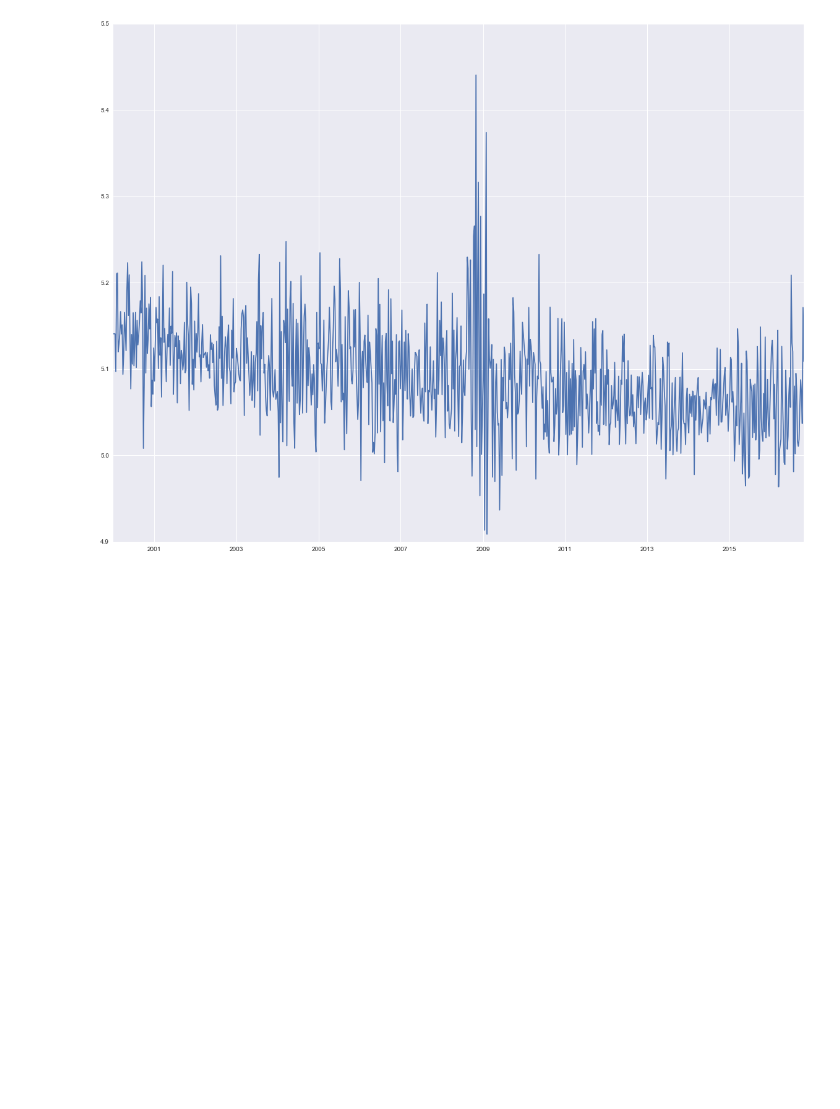
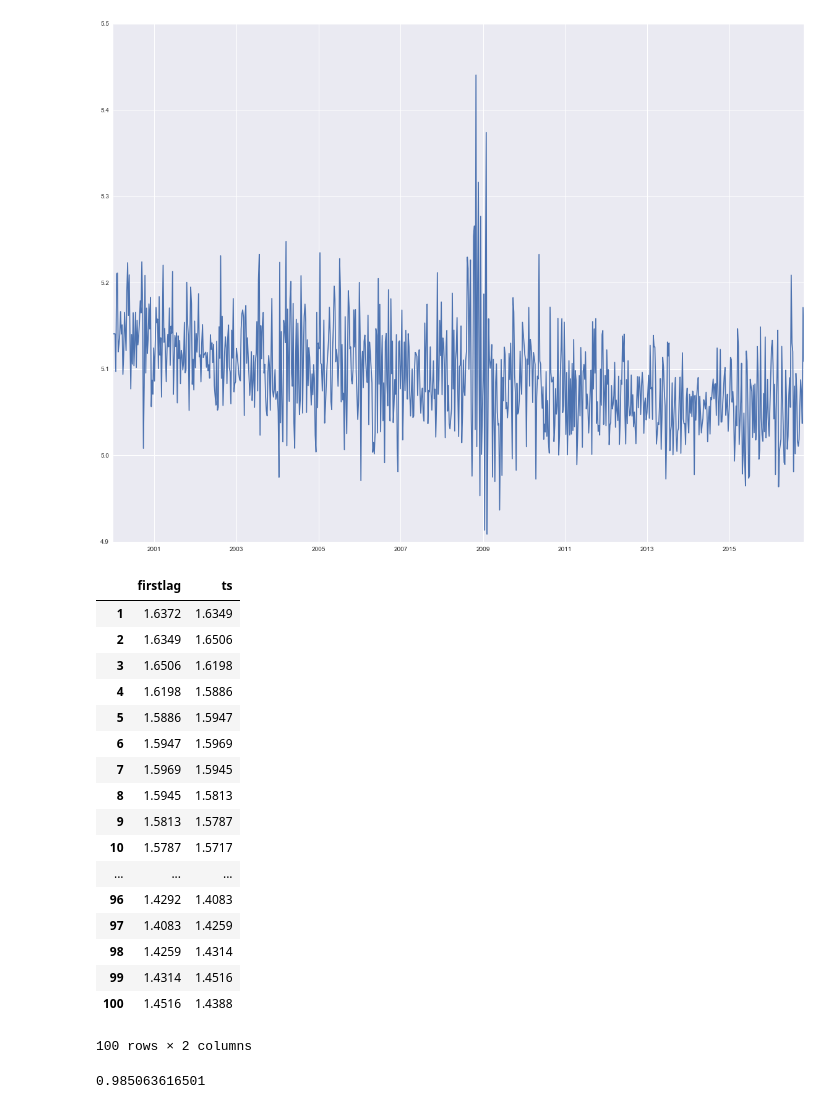
Before and after one commit to nikhilaravi/exchangerate, a Jupyter notebook: baseline_model/baseline_model.ipynb, the cells around one changed output. Cells and saved outputs as stored; diff of their text form; code cells hidden in the pictures; blank space fills up the shorter version.

```diff
--- a/baseline_model/baseline_model.ipynb
+++ b/baseline_model/baseline_model.ipynb
@@ -176,3 +176,34 @@ full['residuals_arma_0_2_1_libor']=full['first_diff_uk_us']-full['forecast']
 #full['residuals_arma_0_2_1_libor'].plot(figsize=(16, 12))
 full['residuals_arma_0_2_1_libor'].hist(figsize=(16, 12), bins=50)
 #full['first_diff_uk_us'].plot(figsize=(16, 12))
+# %%
+from sklearn.metrics import r2_score as r2
+r2_naive = pd.DataFrame()
+r2_naive['firstlag']=UK_US['UK_US'].shift()
+r2_naive['ts']=UK_US['UK_US']
+r2_naive = r2_naive.iloc[1:]
+
+r2_naive.head(100)
+# %% [output]
+|  | firstlag | ts |
+| 1 | 1.6372 | 1.6349 |
+| 2 | 1.6349 | 1.6506 |
+| 3 | 1.6506 | 1.6198 |
+| 4 | 1.6198 | 1.5886 |
+| 5 | 1.5886 | 1.5947 |
+| 6 | 1.5947 | 1.5969 |
+| 7 | 1.5969 | 1.5945 |
+| 8 | 1.5945 | 1.5813 |
+| 9 | 1.5813 | 1.5787 |
+| 10 | 1.5787 | 1.5717 |
+| ... | ... | ... |
+| 96 | 1.4292 | 1.4083 |
+| 97 | 1.4083 | 1.4259 |
+| 98 | 1.4259 | 1.4314 |
+| 99 | 1.4314 | 1.4516 |
+| 100 | 1.4516 | 1.4388 |
+100 rows × 2 columns
+# %%
+print r2(r2_naive['ts'], r2_naive['firstlag'])
+# %% [output]
+0.985063616501
```
Also changed, not shown: 7 other files.
